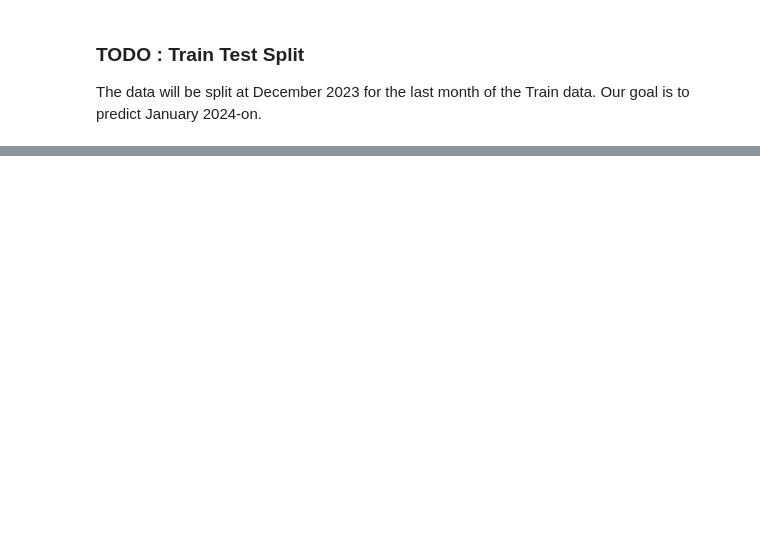
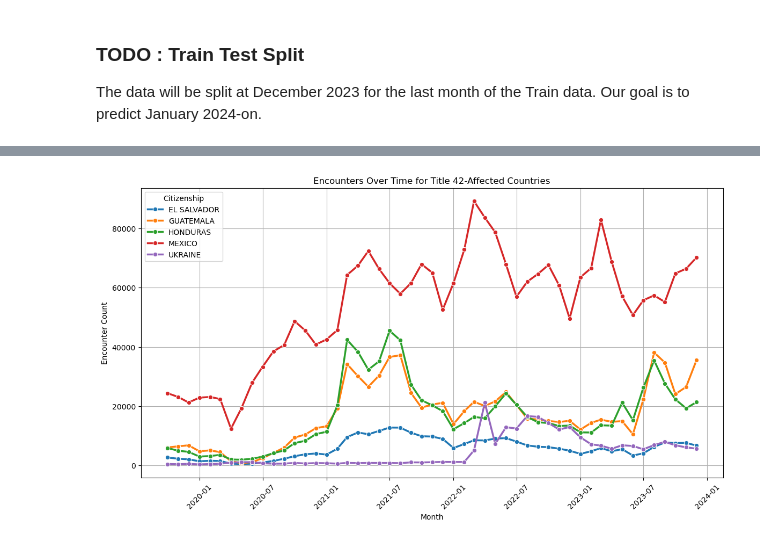
Before and after one commit to alanklin/AA-Capstone, a Jupyter notebook: Code/Notebooks/week3_eda.ipynb, the cells around one changed output, grey strips where cells are left out. Cells and saved outputs as stored; diff of their text form; code cells hidden in the pictures; blank space fills up the shorter version.

```diff
--- a/Code/Notebooks/week3_eda.ipynb
+++ b/Code/Notebooks/week3_eda.ipynb
@@ -109,0 +161,30 @@ test_df.to_csv(sector_data_csv_path_test, index=False)
+# %%
+# Define countries of interest
+affected_countries = ["UKRAINE", "MEXICO", "GUATEMALA", "HONDURAS", "EL SALVADOR"]
+
+# Filter the dataset for those countries
+filtered_data = train_df[train_df["Citizenship"].isin(affected_countries)]
+
+# Aggregate encounters by MonthDate and Citizenship
+df_agg = filtered_data.groupby(["Year-Date", "Citizenship"])["Encounter Count"].sum().reset_index()
+
+
+import matplotlib.pyplot as plt
+import seaborn as sns
+
+plt.figure(figsize=(14,7))
+
+# Plot each country separately
+sns.lineplot(data=df_agg, x="Year-Date", y="Encounter Count", hue="Citizenship", marker="o", linewidth=2.5)
+
+# Formatting
+plt.xlabel("Month")
+plt.ylabel("Encounter Count")
+plt.title("Encounters Over Time for Title 42-Affected Countries")
+plt.xticks(rotation=45)
+plt.legend(title="Citizenship")
+plt.grid(True)
+
+plt.show()
+# %% [output]
+[figure, added]
```
Also changed, not shown: parts of 11 cells of this notebook.
